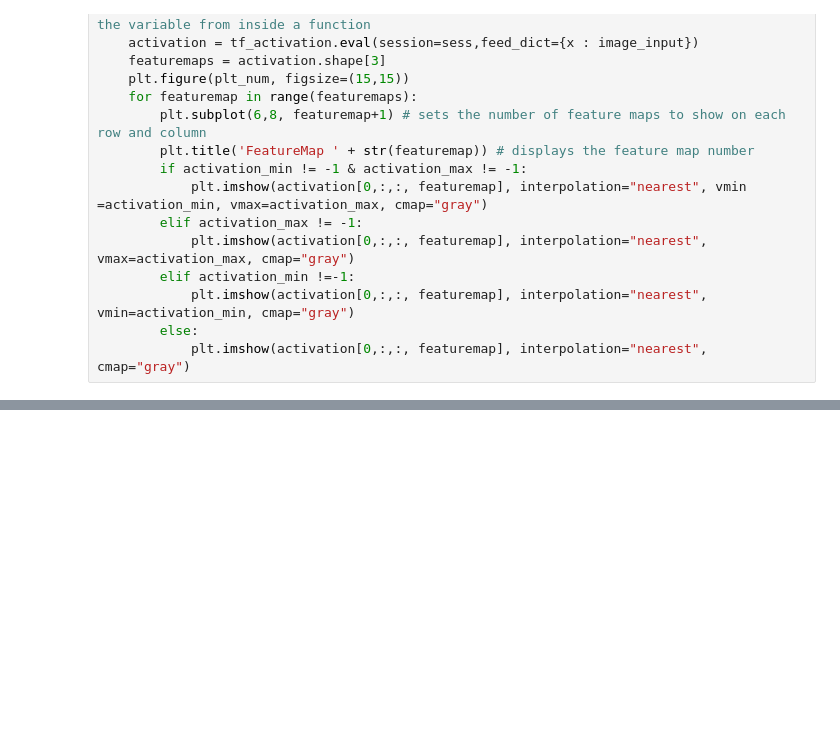
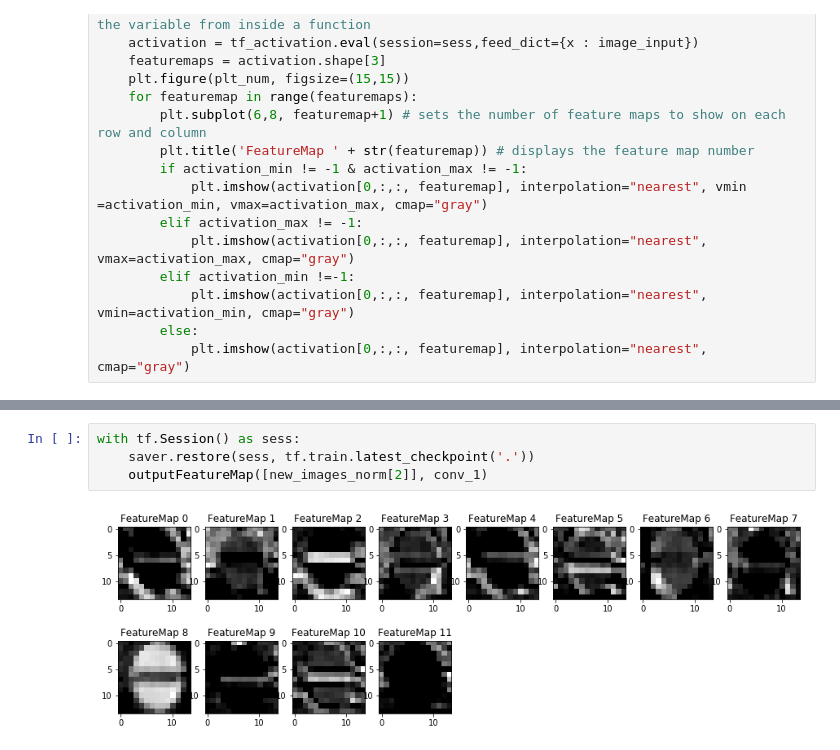
Before and after one commit to gbotev/CarND-Traffic-Sign-Classifier-Project, a Jupyter notebook: Traffic_Sign_Classifier.ipynb, the cells around one changed output, grey strips where cells are left out. Drawn from its saved outputs; the diff is of its cells as text; blank space fills up the shorter version.

```diff
--- a/Traffic_Sign_Classifier.ipynb
+++ b/Traffic_Sign_Classifier.ipynb
@@ -539,0 +610,6 @@ def outputFeatureMap(image_input, tf_activation, activation_min=-1, activation_m
+# %%
+with tf.Session() as sess:
+    saver.restore(sess, tf.train.latest_checkpoint('.'))
+    outputFeatureMap([new_images_norm[2]], conv_1)
+# %% [output]
+[figure, added]
```
Also changed, not shown: parts of 13 cells of this notebook, 9 other files.
